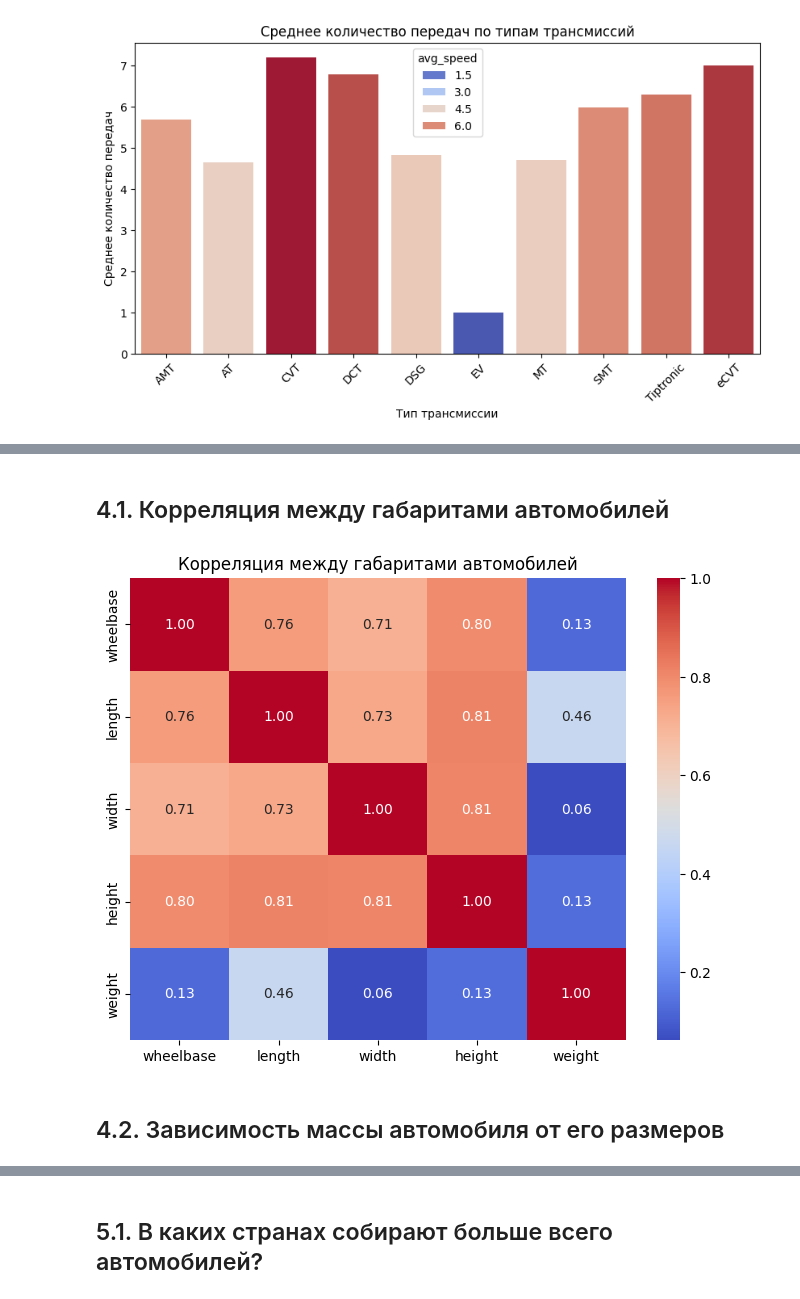
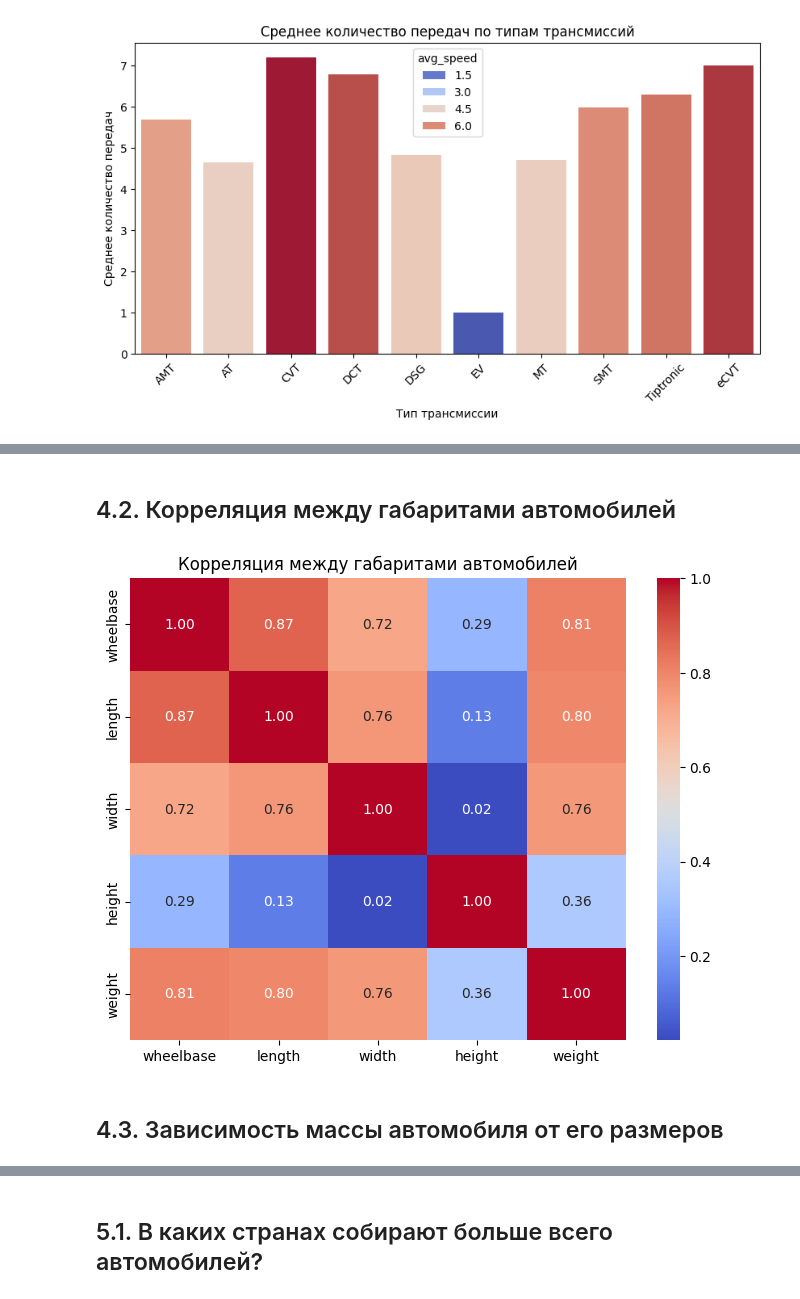
Before and after one commit to AntonS86/wiki-scraper, a Jupyter notebook: notebooks/data_exploration.ipynb, the cells around one changed output, grey strips where cells are left out. Drawn from its saved outputs; the diff is of its cells as text; code cells hidden in the pictures.

```diff
--- a/notebooks/data_exploration.ipynb
+++ b/notebooks/data_exploration.ipynb
@@ -411,0 +414,34 @@ plt.show()
+# %%
+with sqlite3.connect(db_path) as conn:
+    query = """
+    SELECT wheelbase, length, width, height, weight
+    FROM vehicles
+    WHERE wheelbase IS NOT NULL AND length IS NOT NULL AND width IS NOT NULL
+          AND height IS NOT NULL AND weight IS NOT NULL
+    """
+    df_dimensions = pd.read_sql(query, conn)
+# Очищаем от NaN (на всякий случай)
+df_dimensions.dropna(inplace=True)
+
+# Вычисляем IQR и убираем выбросы
+Q1 = df_dimensions.quantile(0.25)
+Q3 = df_dimensions.quantile(0.75)
+IQR = Q3 - Q1
+df_clean = df_dimensions[~((df_dimensions < (Q1 - 1.5 * IQR)) | (df_dimensions > (Q3 + 1.5 * IQR))).any(axis=1)]
+
+# Строим гистограммы ДО и ПОСЛЕ очистки
+fig, axes = plt.subplots(nrows=5, ncols=2, figsize=(14, 20))
+fig.suptitle("Гистограммы габаритов: до и после удаления выбросов", fontsize=16)
+
+columns = df_dimensions.columns
+for i, col in enumerate(columns):
+    # До очистки
+    sns.histplot(df_dimensions[col], bins=30, ax=axes[i, 0], color='salmon', kde=True)
+    axes[i, 0].set_title(f"{col} (до очистки)")
+
+    # После очистки
+    sns.histplot(df_clean[col], bins=30, ax=axes[i, 1], color='seagreen', kde=True)
+    axes[i, 1].set_title(f"{col} (после очистки)")
+
+plt.tight_layout(rect=[0, 0, 1, 0.97])
+plt.show()
@@ -412,24 +450,32 @@ plt.show()
 # %% [markdown]
-## 4.1. Корреляция между габаритами автомобилей
+## 4.2. Корреляция между габаритами автомобилей
 # %%
 with sqlite3.connect(db_path) as conn:
     query = """
     SELECT wheelbase, length, width, height, weight
     FROM vehicles
     WHERE wheelbase IS NOT NULL AND length IS NOT NULL AND width IS NOT NULL
           AND height IS NOT NULL AND weight IS NOT NULL
     """
     df_dimensions = pd.read_sql(query, conn)
 
+df_dimensions.dropna(inplace=True)
+
+# Вычисляем IQR и убираем выбросы
+Q1 = df_dimensions.quantile(0.25)
+Q3 = df_dimensions.quantile(0.75)
+IQR = Q3 - Q1
+df_clean = df_dimensions[~((df_dimensions < (Q1 - 1.5 * IQR)) | (df_dimensions > (Q3 + 1.5 * IQR))).any(axis=1)]
+
 # Строим тепловую карту корреляции
 plt.figure(figsize=(8, 6))
-sns.heatmap(df_dimensions.corr(), annot=True, cmap="coolwarm", fmt=".2f")
+sns.heatmap(df_clean.corr(), annot=True, cmap="coolwarm", fmt=".2f")
 plt.title("Корреляция между габаритами автомобилей")
 plt.show()
 # %% [output]
-[figure, old version]
+[figure, new version]
 # %% [markdown]
-## 4.2. Зависимость массы автомобиля от его размеров
+## 4.3. Зависимость массы автомобиля от его размеров
 # %%
 with sqlite3.connect(db_path) as conn:
     query = """
```
Also changed, not shown: parts of 9 cells of this notebook, 3 other files.
